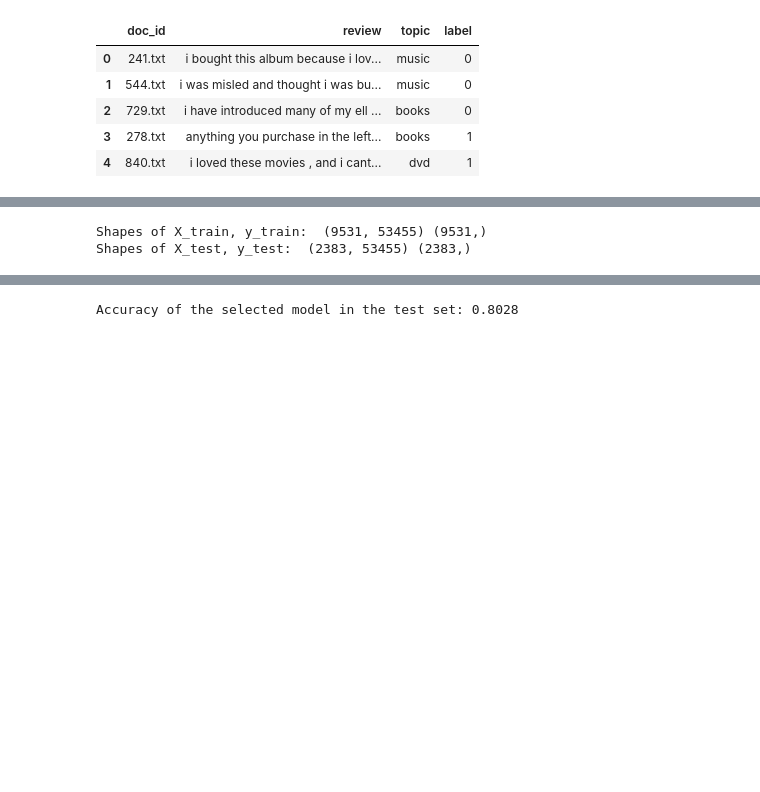
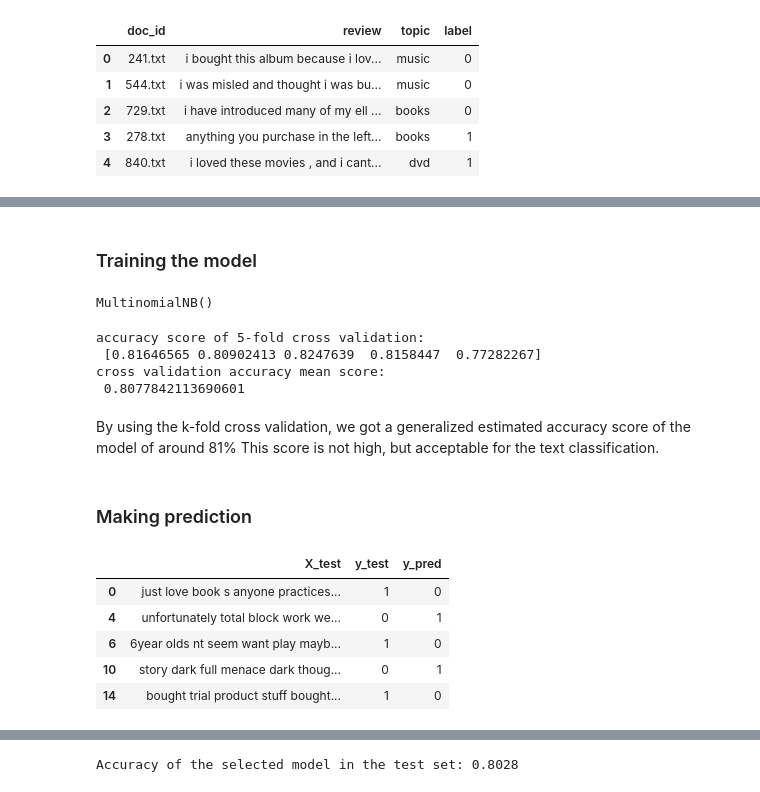
Before and after one commit to HuyenNguyenHelen/INFO-5505---Machine-learning, a Jupyter notebook: HuyenNguyen_Assignment_5.ipynb, the cells around one changed output, grey strips where cells are left out. Cells and saved outputs as stored; diff of their text form; code cells hidden in the pictures; blank space fills up the shorter version.

```diff
--- a/HuyenNguyen_Assignment_5.ipynb
+++ b/HuyenNguyen_Assignment_5.ipynb
@@ -140,26 +210,28 @@ pd.DataFrame(features_dm, columns = vectorizer.get_feature_names())
-# %%
-# Splitting the data into training (80%) and test set(20%)
-from sklearn.model_selection import train_test_split
-X = features_dm
-y = df['label']
-X_train, X_test, y_train, y_test = train_test_split (X, y, train_size = 0.8)
-print ('Shapes of X_train, y_train: ', X_train.shape, y_train.shape)
-print ('Shapes of X_test, y_test: ', X_test.shape, y_test.shape)
-# %% [output]
-Shapes of X_train, y_train:  (9531, 53455) (9531,)
-Shapes of X_test, y_test:  (2383, 53455) (2383,)
+# %% [markdown]
+### Training the model
 # %%
 # Creating a naive bayes models for text classification
 from sklearn.naive_bayes import MultinomialNB
 mnb = MultinomialNB()
 
 # Fitting the model into the training set for learning
-#mnb.fit(X_train, y_train)
+mnb.fit(X_train_tf_dm, y_train)
+# %% [output]
+MultinomialNB()
 # %%
-# Traininng and validating the moel using k-fold cross validation
+# Training and validating the model using k-fold cross validation
 from sklearn.model_selection import cross_validate
-cv = cross_validate (mnb, X_train, y_train, cv = 10)
-print("accuracy score of 10-fold cross validation:\n", cv['test_score'])
+cv = cross_validate (mnb, X_train_tf_dm, y_train, cv = 5)
+print("accuracy score of 5-fold cross validation:\n", cv['test_score'])
 print("cross validation accuracy mean score: \n", cv['test_score'].mean())
+# %% [output]
+accuracy score of 5-fold cross validation:
+ [0.81646565 0.80902413 0.8247639  0.8158447  0.77282267]
+cross validation accuracy mean score:
+ 0.8077842113690601
+# %% [markdown]
+By using the k-fold cross validation, we got a generalized estimated accuracy score of the model of around 81% This score is not high, but acceptable for the text classification.
+# %% [markdown]
+### Making prediction
 # %%
 # Applying the learned model to make prediction on the test set
@@ -166,0 +239,12 @@ y_pred = mnb.predict(X_test)
+# %%
+# Analyzing misclassified reviews
+pd.set_option('display.max_colwidth', None)
+test_df = pd.DataFrame(zip(X_test, y_test, y_pred), columns = ['X_test','y_test', 'y_pred'])
+test_df[test_df['y_test'] != test_df['y_pred'] ][:5]
+# %% [output]
+|  | X_test | y_test | y_pred |
+| 0 | just love book s anyone practices... | 1 | 0 |
+| 4 | unfortunately total block work we... | 0 | 1 |
+| 6 | 6year olds nt seem want play mayb... | 1 | 0 |
+| 10 | story dark full menace dark thoug... | 0 | 1 |
+| 14 | bought trial product stuff bought... | 1 | 0 |
```
Also changed, not shown: parts of 39 cells of this notebook.
